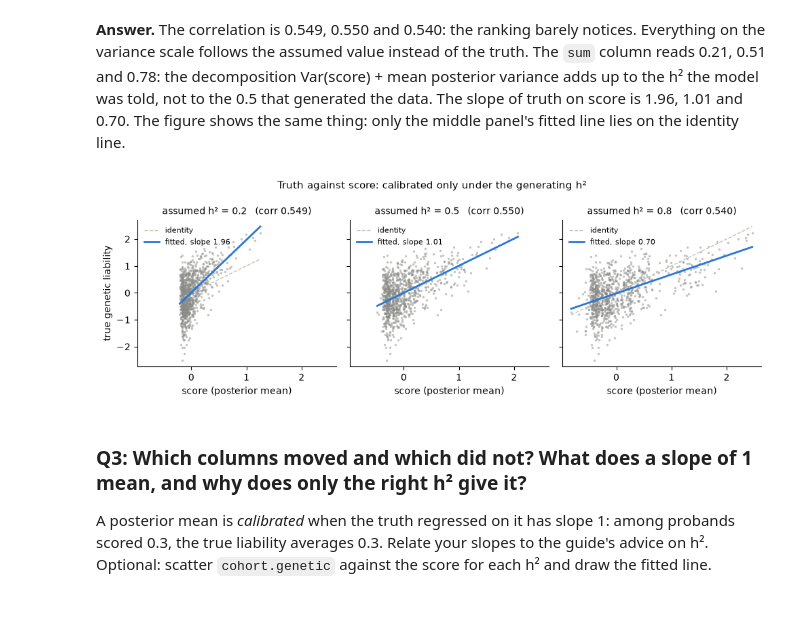
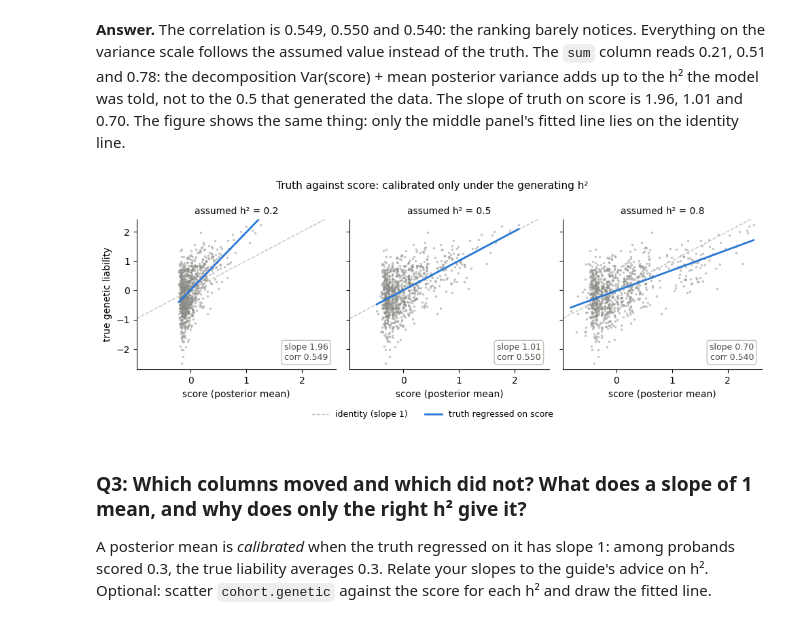
Before and after one commit to bvilhjal/ATIG_2026, a Jupyter notebook: teaching_days/2026-09-24/LTFH/LTFH_exercise_answers.ipynb, the cells around one changed output. Drawn from its saved outputs; the diff is of its cells as text; code cells hidden in the pictures.

```diff
--- a/teaching_days/2026-09-24/LTFH/LTFH_exercise_answers.ipynb
+++ b/teaching_days/2026-09-24/LTFH/LTFH_exercise_answers.ipynb
@@ -207,25 +207,35 @@ the 0.5 that generated the data. The slope of truth on score is 1.96, 1.01 and
 the identity line.
 # %%
 import matplotlib.pyplot as plt
+from matplotlib.lines import Line2D
 
-fig, axes = plt.subplots(1, 3, figsize=(10, 3.4), sharex=True, sharey=True)
+fig, axes = plt.subplots(1, 3, figsize=(10, 3.7), sharex=True, sharey=True)
+scores = [e for e, _, _ in by_h2.values()]
+xlim = (min(e.min() for e in scores) - 0.15, max(e.max() for e in scores) + 0.15)
+ylim = (cohort.genetic.min() - 0.2, cohort.genetic.max() + 0.2)
 for ax, (h2_assumed, (e, slope, corr)) in zip(axes, by_h2.items()):
     ax.scatter(e, cohort.genetic, s=6, color="#8a8a86", alpha=0.5, linewidths=0)
-    grid = np.linspace(e.min(), e.max(), 2)
-    ax.plot(grid, grid, color="#c3c2b7", lw=1, ls="--", label="identity")
+    ax.plot(xlim, xlim, color="#c3c2b7", lw=1, ls="--")          # identity, slope 1
+    grid = np.array([e.min(), e.max()])
     intercept = np.polyfit(e, cohort.genetic, 1)[1]
-    ax.plot(grid, slope * grid + intercept, color="#2a78d6", lw=2,
-            label=f"fitted, slope {slope:.2f}")
-    ax.set_title(f"assumed h² = {h2_assumed}   (corr {corr:.3f})", fontsize=10)
+    ax.plot(grid, slope * grid + intercept, color="#2a78d6", lw=2)
+    ax.text(0.96, 0.05, f"slope {slope:.2f}\ncorr {corr:.3f}", transform=ax.transAxes,
+            ha="right", va="bottom", fontsize=9, color="#4a4a46",
+            bbox=dict(boxstyle="round,pad=0.3", fc="white", ec="#c3c2b7"))
+    ax.set_title(f"assumed h² = {h2_assumed}", fontsize=10)
     ax.set_xlabel("score (posterior mean)")
-    ax.legend(frameon=False, fontsize=8, loc="upper left")
+    ax.set_xlim(*xlim)
+    ax.set_ylim(*ylim)
     for side in ("top", "right"):
         ax.spines[side].set_visible(False)
 axes[0].set_ylabel("true genetic liability")
+fig.legend(handles=[Line2D([], [], color="#c3c2b7", lw=1, ls="--", label="identity (slope 1)"),
+                    Line2D([], [], color="#2a78d6", lw=2, label="truth regressed on score")],
+           loc="lower center", ncol=2, frameon=False, fontsize=9, bbox_to_anchor=(0.5, 0.0))
 fig.suptitle("Truth against score: calibrated only under the generating h²", fontsize=11)
-fig.tight_layout()
+fig.tight_layout(rect=(0, 0.07, 1, 1))
 # %% [output]
-[figure, old version]
+[figure, new version]
 # %% [markdown]
 ### Q3: Which columns moved and which did not? What does a slope of 1 mean, and why does only the right h² give it?
 
```
Also changed, not shown: parts of 3 cells of this notebook, 7 other files.
